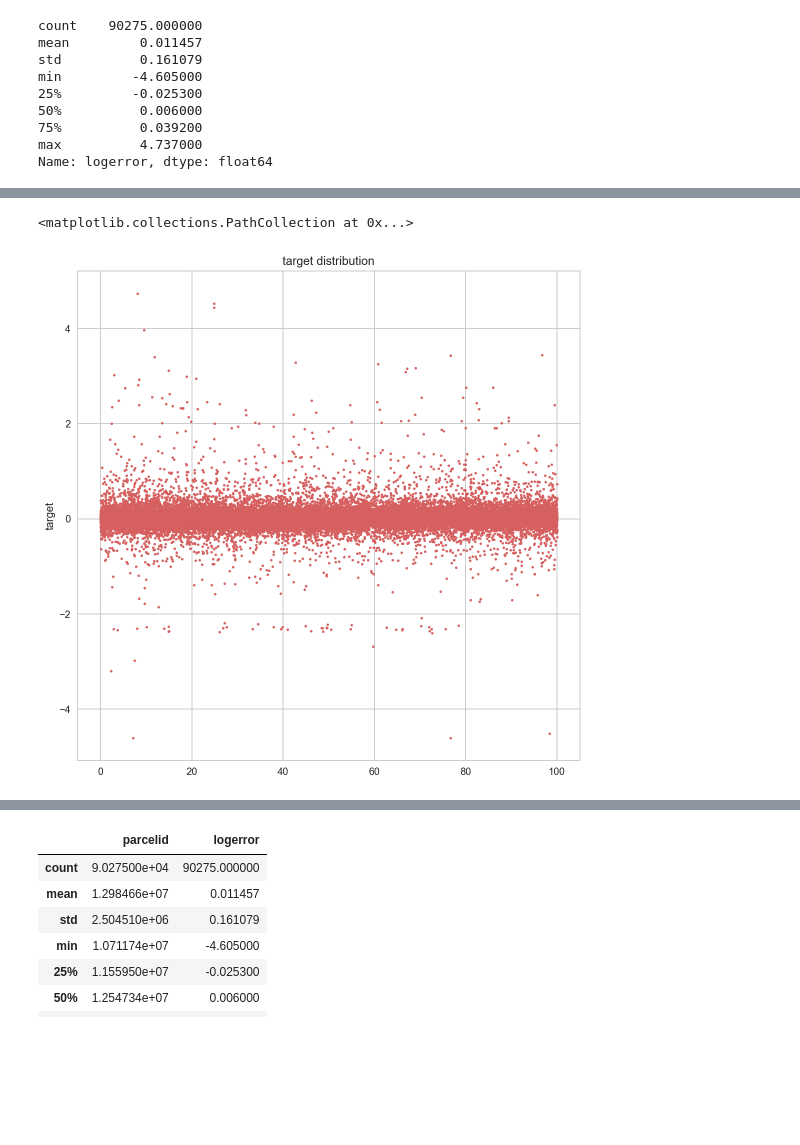
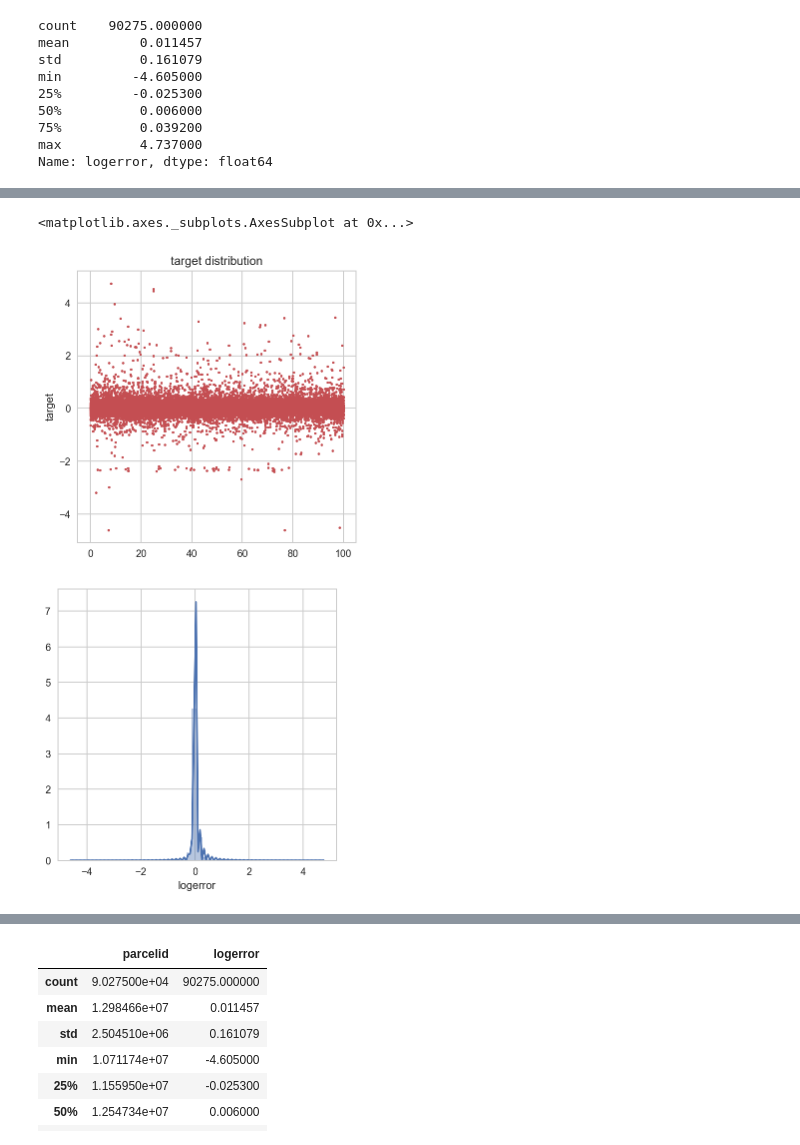
Before and after one commit to minus31/Zillow_Home_Value_Prediction, a Jupyter notebook: notebooks/EDA.ipynb, the cells around one changed output, grey strips where cells are left out. Saved outputs shown, nothing was run; the diff lists cells and outputs as text; code cells hidden in the pictures; blank space fills up the shorter version.

```diff
--- a/notebooks/EDA.ipynb
+++ b/notebooks/EDA.ipynb
@@ -140,9 +143,12 @@ Name: logerror, dtype: float64
 # %%
-plt.figure(figsize=(9, 9))
+plt.figure(1, figsize=(5, 5))
 plt.title("target distribution")
 plt.ylabel("target")
 plt.scatter(np.linspace(0, 100, len(train_16)), train_16.logerror,c='r', s=5)
+plt.figure(2, figsize=(5, 5))
+sns.distplot(train_16.logerror)
 # %% [output]
-<matplotlib.collections.PathCollection at 0x...>
+<matplotlib.axes._subplots.AxesSubplot at 0x...>
-[figure, old version]
+[figure, new version]
+[figure, added]
 # %%
```
Also changed, not shown: parts of 30 cells of this notebook, 3 other files.
